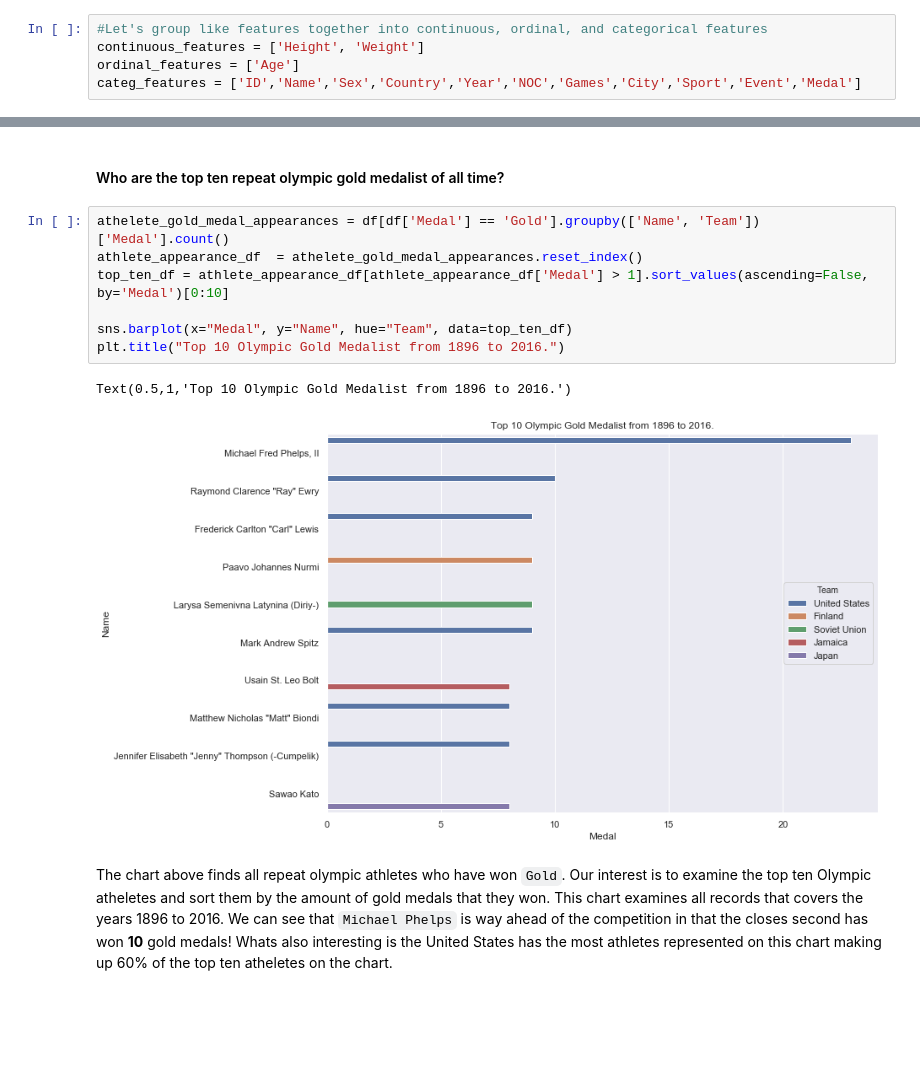
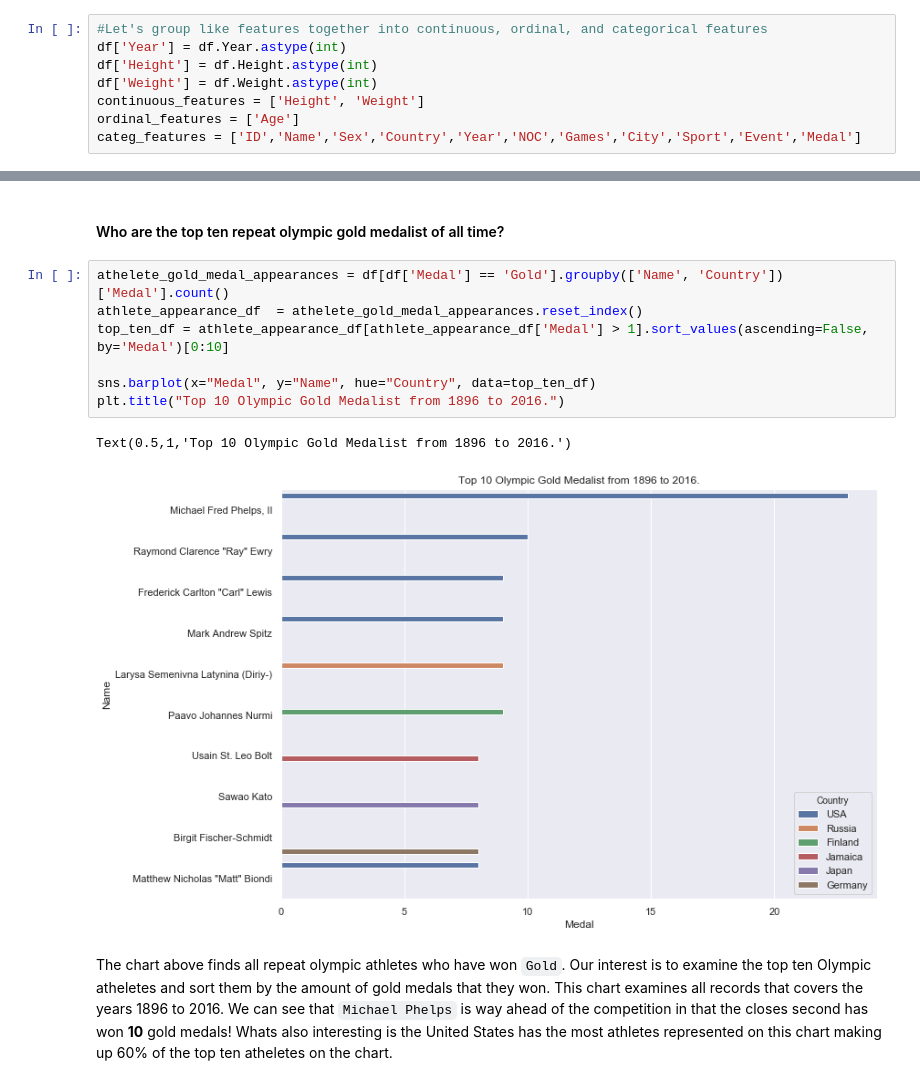
Before and after one commit to i4a/olympics, a Jupyter notebook: LabAssignmentOne.ipynb, the cells around one changed output, grey strips where cells are left out. Drawn from its saved outputs; the diff is of its cells as text; blank space fills up the shorter version.

```diff
--- a/LabAssignmentOne.ipynb
+++ b/LabAssignmentOne.ipynb
@@ -240,5 +240,8 @@ df.head()
 # %%
 #Let's group like features together into continuous, ordinal, and categorical features
+df['Year'] = df.Year.astype(int)
+df['Height'] = df.Height.astype(int)
+df['Weight'] = df.Weight.astype(int)
 continuous_features = ['Height', 'Weight']
 ordinal_features = ['Age']
 categ_features = ['ID','Name','Sex','Country','Year','NOC','Games','City','Sport','Event','Medal']
@@ -365,15 +367,15 @@ The chart above gives us an idea of the different age groups we have participati
 # %% [markdown]
 #### Who are the top ten repeat olympic gold medalist of all time?
 # %%
-athelete_gold_medal_appearances = df[df['Medal'] == 'Gold'].groupby(['Name', 'Team'])['Medal'].count()
+athelete_gold_medal_appearances = df[df['Medal'] == 'Gold'].groupby(['Name', 'Country'])['Medal'].count()
 athlete_appearance_df  = athelete_gold_medal_appearances.reset_index()
 top_ten_df = athlete_appearance_df[athlete_appearance_df['Medal'] > 1].sort_values(ascending=False, by='Medal')[0:10]
 
-sns.barplot(x="Medal", y="Name", hue="Team", data=top_ten_df)
+sns.barplot(x="Medal", y="Name", hue="Country", data=top_ten_df)
 plt.title("Top 10 Olympic Gold Medalist from 1896 to 2016.")
 # %% [output]
 Text(0.5,1,'Top 10 Olympic Gold Medalist from 1896 to 2016.')
-[figure, old version]
+[figure, new version]
 # %% [markdown]
 The chart above finds all repeat olympic athletes who have won `Gold`. Our interest is to examine the top ten Olympic atheletes and sort them by the amount of gold medals that they won. This chart examines all records that covers the years 1896 to 2016. We can see that `Michael Phelps` is way ahead of the competition in that the closes second has won **10** gold medals! Whats also interesting is the United States has the most athletes represented on this chart making up
 60% of the top ten atheletes on the chart.
```
Also changed, not shown: parts of 16 cells of this notebook.
